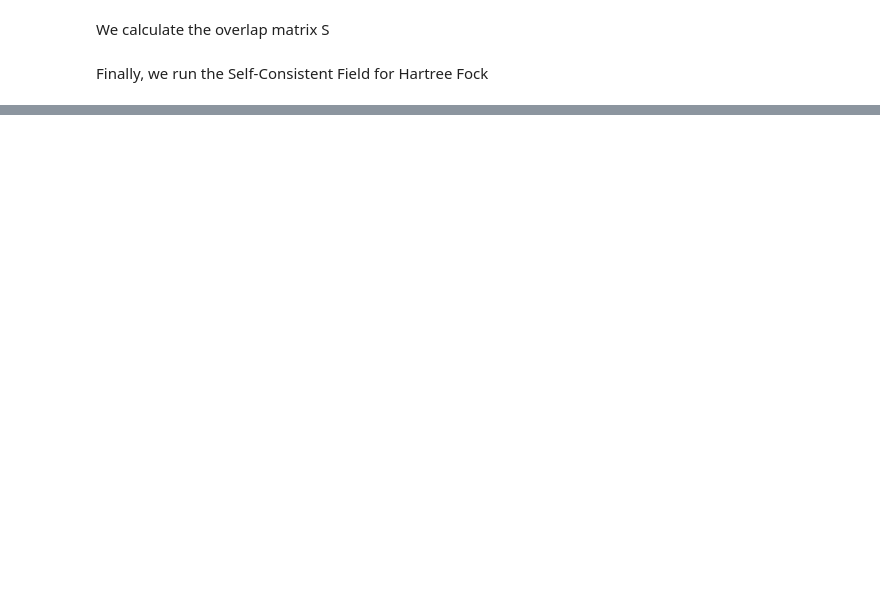
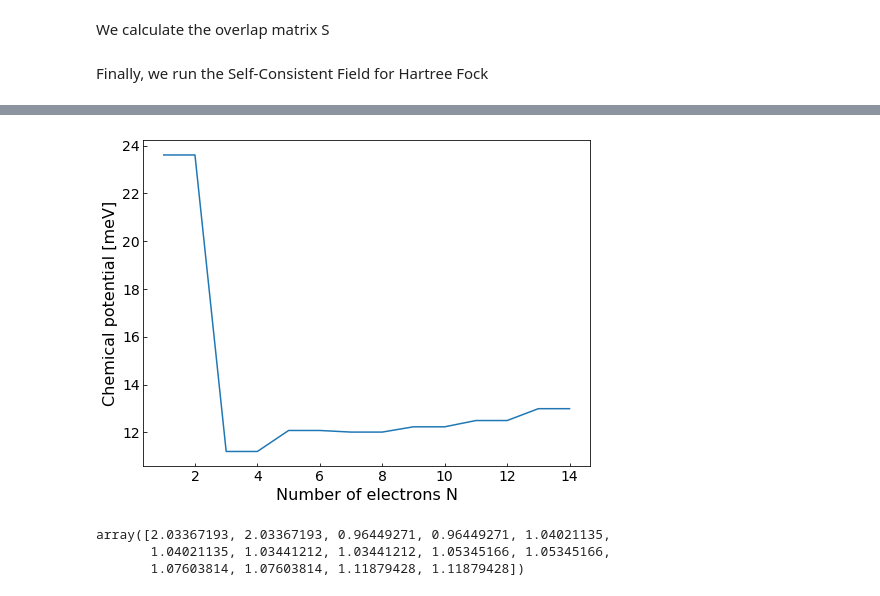
Before and after one commit to BedialaunetaDani/hartree_fock_2D_quantum_dots, a Jupyter notebook: HF_quantum_dots.ipynb, the cells around one changed output, grey strips where cells are left out. Drawn from its saved outputs; the diff is of its cells as text; code cells hidden in the pictures; blank space fills up the shorter version.

```diff
--- a/HF_quantum_dots.ipynb
+++ b/HF_quantum_dots.ipynb
@@ -216,12 +567,19 @@ print(E_N)
 # %%
 fig, ax = plt.subplots(1)
 fig.set_size_inches(8, 6)
 ax.tick_params(axis="x",direction="in",which='major',labelsize=14)
 ax.tick_params(axis="y",direction="in",which='major',labelsize=14)
 ax.set_xlabel('Number of electrons N',fontsize=16)
-ax.set_ylabel('Total Energy E(N) [Hartrees]',fontsize=16)
+ax.set_ylabel('Chemical potential [meV]',fontsize=16)
 
+ax.plot(electrons2[1:],11.61*mu_N_a)
 
-electrons = np.array([2,4,6,8,10,12,14,16])
-ax.plot(electrons,11.E_N)
 plt.show()
+# %% [output]
+[figure, added]
+# %%
+mu_N_a
+# %% [output]
+array([2.03367193, 2.03367193, 0.96449271, 0.96449271, 1.04021135,
+       1.04021135, 1.03441212, 1.03441212, 1.05345166, 1.05345166,
+       1.07603814, 1.07603814, 1.11879428, 1.11879428])
```
Also changed, not shown: parts of 21 cells of this notebook.
